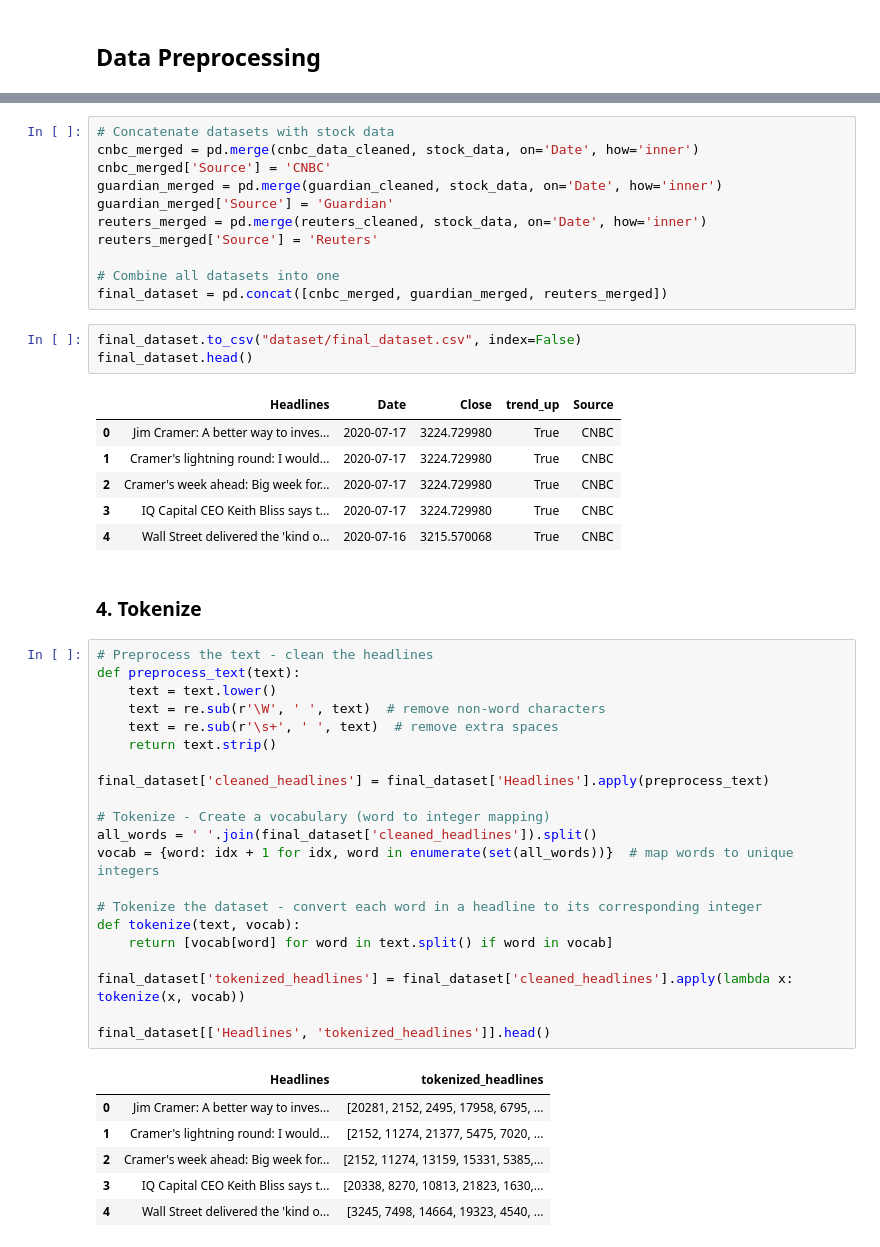
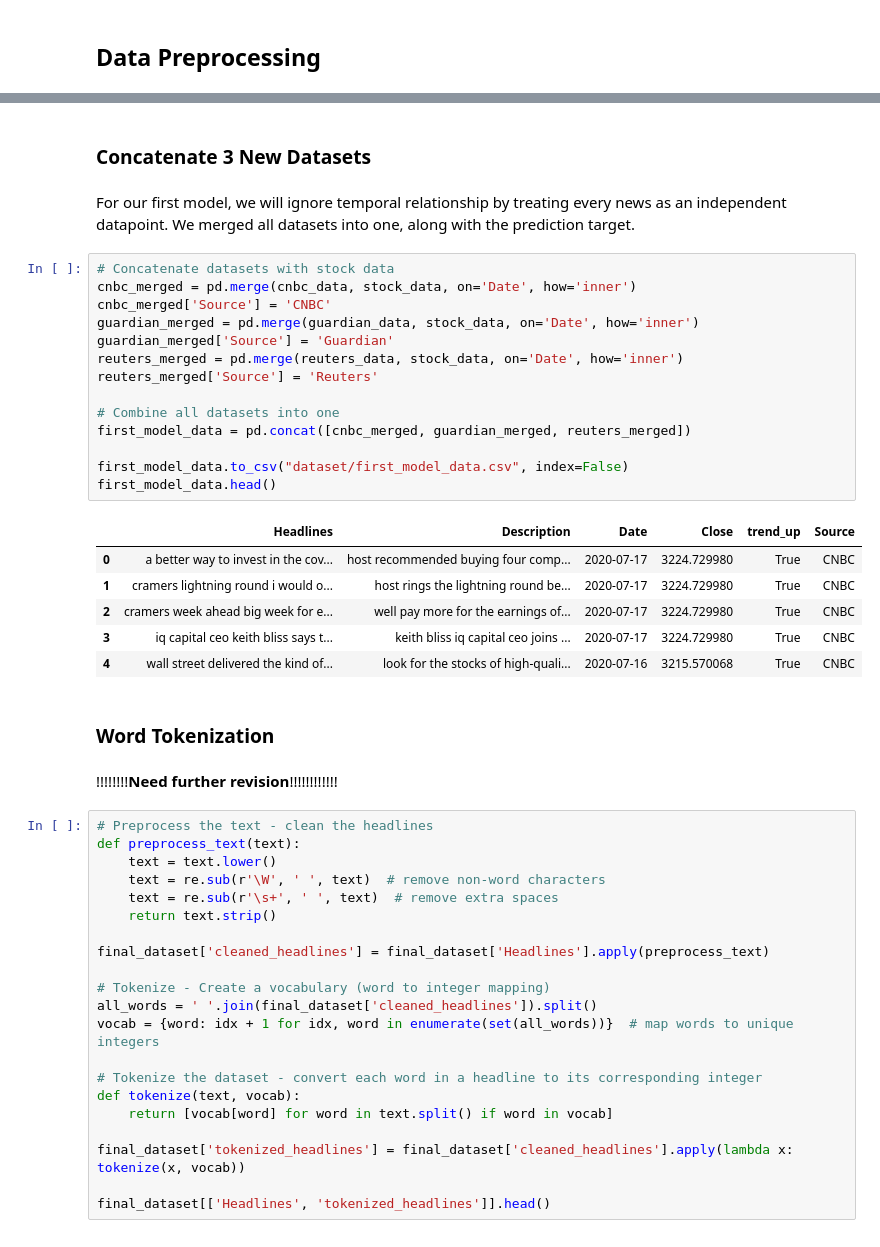
Before and after one commit to Aaron3963/CSE_151A_Project, a Jupyter notebook: project.ipynb, the cells around one changed output, grey strips where cells are left out. Saved outputs shown, nothing was run; the diff lists cells and outputs as text.

```diff
--- a/project.ipynb
+++ b/project.ipynb
@@ -352,26 +368,32 @@ cnbc_data_cleaned.head()
+# %% [markdown]
+### Concatenate 3 New Datasets
+# %% [markdown]
+For our first model, we will ignore temporal relationship by treating every news as an independent datapoint. We merged all datasets into one, along with the prediction target.
 # %%
 # Concatenate datasets with stock data
-cnbc_merged = pd.merge(cnbc_data_cleaned, stock_data, on='Date', how='inner')
+cnbc_merged = pd.merge(cnbc_data, stock_data, on='Date', how='inner')
 cnbc_merged['Source'] = 'CNBC'
-guardian_merged = pd.merge(guardian_cleaned, stock_data, on='Date', how='inner')
+guardian_merged = pd.merge(guardian_data, stock_data, on='Date', how='inner')
 guardian_merged['Source'] = 'Guardian'
-reuters_merged = pd.merge(reuters_cleaned, stock_data, on='Date', how='inner')
+reuters_merged = pd.merge(reuters_data, stock_data, on='Date', how='inner')
 reuters_merged['Source'] = 'Reuters'
 
 # Combine all datasets into one
-final_dataset = pd.concat([cnbc_merged, guardian_merged, reuters_merged])
+first_model_data = pd.concat([cnbc_merged, guardian_merged, reuters_merged])
+
+first_model_data.to_csv("dataset/first_model_data.csv", index=False)
+first_model_data.head()
+# %% [output]
+|  | Headlines | Description | Date | Close | trend_up | Source |
+| 0 | a better way to invest in the cov... | host recommended buying four comp... | 2020-07-17 | 3224.729980 | True | CNBC |
+| 1 | cramers lightning round i would o... | host rings the lightning round be... | 2020-07-17 | 3224.729980 | True | CNBC |
+| 2 | cramers week ahead big week for e... | well pay more for the earnings of... | 2020-07-17 | 3224.729980 | True | CNBC |
+| 3 | iq capital ceo keith bliss says t... | keith bliss iq capital ceo joins ... | 2020-07-17 | 3224.729980 | True | CNBC |
+| 4 | wall street delivered the kind of... | look for the stocks of high-quali... | 2020-07-16 | 3215.570068 | True | CNBC |
-# %%
-final_dataset.to_csv("dataset/final_dataset.csv", index=False)
-final_dataset.head()
-# %% [output]
-|  | Headlines | Date | Close | trend_up | Source |
-| 0 | Jim Cramer: A better way to inves... | 2020-07-17 | 3224.729980 | True | CNBC |
-| 1 | Cramer's lightning round: I would... | 2020-07-17 | 3224.729980 | True | CNBC |
-| 2 | Cramer's week ahead: Big week for... | 2020-07-17 | 3224.729980 | True | CNBC |
-| 3 | IQ Capital CEO Keith Bliss says t... | 2020-07-17 | 3224.729980 | True | CNBC |
-| 4 | Wall Street delivered the 'kind o... | 2020-07-16 | 3215.570068 | True | CNBC |
-# %% [markdown]
-### 4. Tokenize
+# %% [markdown]
+### Word Tokenization
+# %% [markdown]
+!!!!!!!!**Need further revision**!!!!!!!!!!!!
 # %%
 # Preprocess the text - clean the headlines
 def preprocess_text(text):
@@ -393,13 +415,6 @@ def tokenize(text, vocab):
 final_dataset['tokenized_headlines'] = final_dataset['cleaned_headlines'].apply(lambda x: tokenize(x, vocab))
 
 final_dataset[['Headlines', 'tokenized_headlines']].head()
-# %% [output]
-|  | Headlines | tokenized_headlines |
-| 0 | Jim Cramer: A better way to inves... | [20281, 2152, 2495, 17958, 6795, ... |
-| 1 | Cramer's lightning round: I would... | [2152, 11274, 21377, 5475, 7020, ... |
-| 2 | Cramer's week ahead: Big week for... | [2152, 11274, 13159, 15331, 5385,... |
-| 3 | IQ Capital CEO Keith Bliss says t... | [20338, 8270, 10813, 21823, 1630,... |
-| 4 | Wall Street delivered the 'kind o... | [3245, 7498, 14664, 19323, 4540, ... |
 # %%
 embedding_size = 50
 embedding_matrix = {}
```
Also changed, not shown: parts of 38 cells of this notebook, 2 other files.
